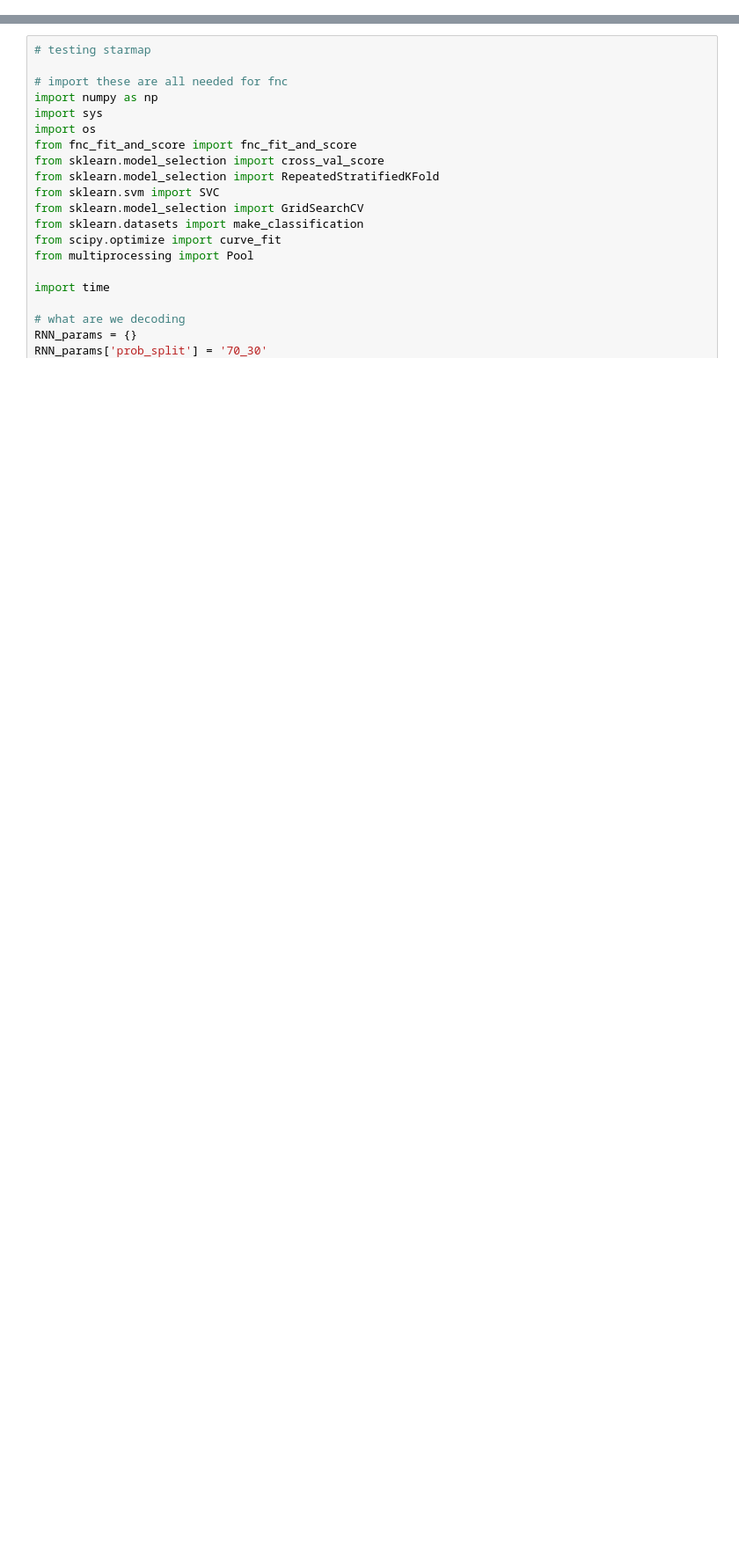
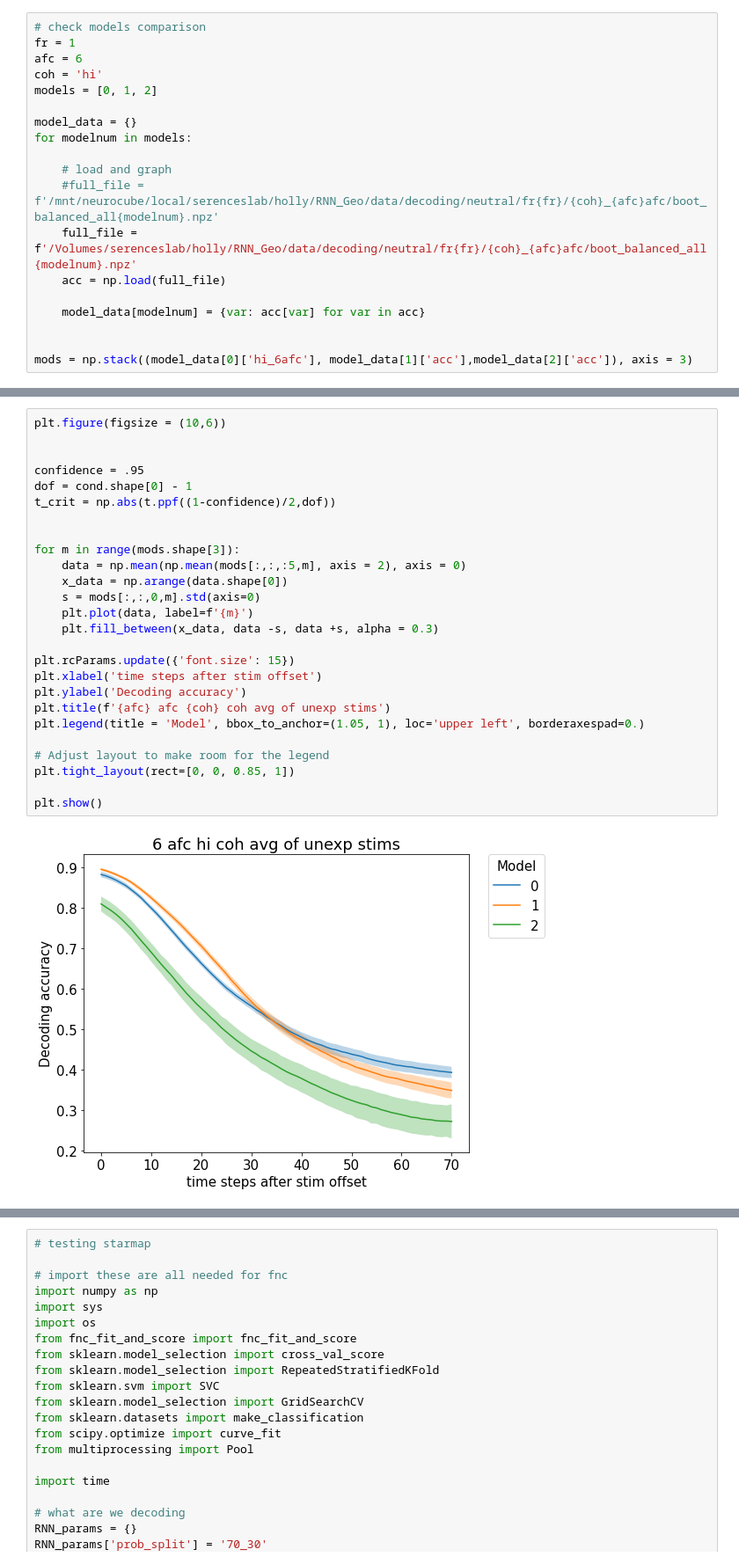
Before and after one commit to hkular/RNN_Geo, a Jupyter notebook: sandbox.ipynb, the cells around one changed output, grey strips where cells are left out. Shown at 88% size. Saved outputs shown, nothing was run; the diff lists cells and outputs as text; blank space fills up the shorter version.

```diff
--- a/sandbox.ipynb
+++ b/sandbox.ipynb
@@ -0,0 +155,19 @@
+# %%
+# check models comparison
+fr = 1
+afc = 6
+coh = 'hi'
+models = [0, 1, 2]
+
+model_data = {}
+for modelnum in models:
+
+    # load and graph
+    #full_file = f'/mnt/neurocube/local/serenceslab/holly/RNN_Geo/data/decoding/neutral/fr{fr}/{coh}_{afc}afc/boot_balanced_all{modelnum}.npz'
+    full_file = f'/Volumes/serenceslab/holly/RNN_Geo/data/decoding/neutral/fr{fr}/{coh}_{afc}afc/boot_balanced_all{modelnum}.npz'
+    acc = np.load(full_file)
+
+    model_data[modelnum] = {var: acc[var] for var in acc}
+
+
+mods = np.stack((model_data[0]['hi_6afc'], model_data[1]['acc'],model_data[2]['acc']), axis = 3)
@@ -0,0 +178,28 @@
+# %%
+plt.figure(figsize = (10,6))
+
+
+confidence = .95
+dof = cond.shape[0] - 1
+t_crit = np.abs(t.ppf((1-confidence)/2,dof))
+
+
+for m in range(mods.shape[3]):
+    data = np.mean(np.mean(mods[:,:,:5,m], axis = 2), axis = 0)
+    x_data = np.arange(data.shape[0])
+    s = mods[:,:,0,m].std(axis=0)
+    plt.plot(data, label=f'{m}')
+    plt.fill_between(x_data, data -s, data +s, alpha = 0.3)
+
+plt.rcParams.update({'font.size': 15})
+plt.xlabel('time steps after stim offset')
+plt.ylabel('Decoding accuracy')
+plt.title(f'{afc} afc {coh} coh avg of unexp stims')
+plt.legend(title = 'Model', bbox_to_anchor=(1.05, 1), loc='upper left', borderaxespad=0.)
+
+# Adjust layout to make room for the legend
+plt.tight_layout(rect=[0, 0, 0.85, 1])
+
+plt.show()
+# %% [output]
+[figure, added]
```
Also changed, not shown: parts of 12 cells of this notebook, 16 other files.
